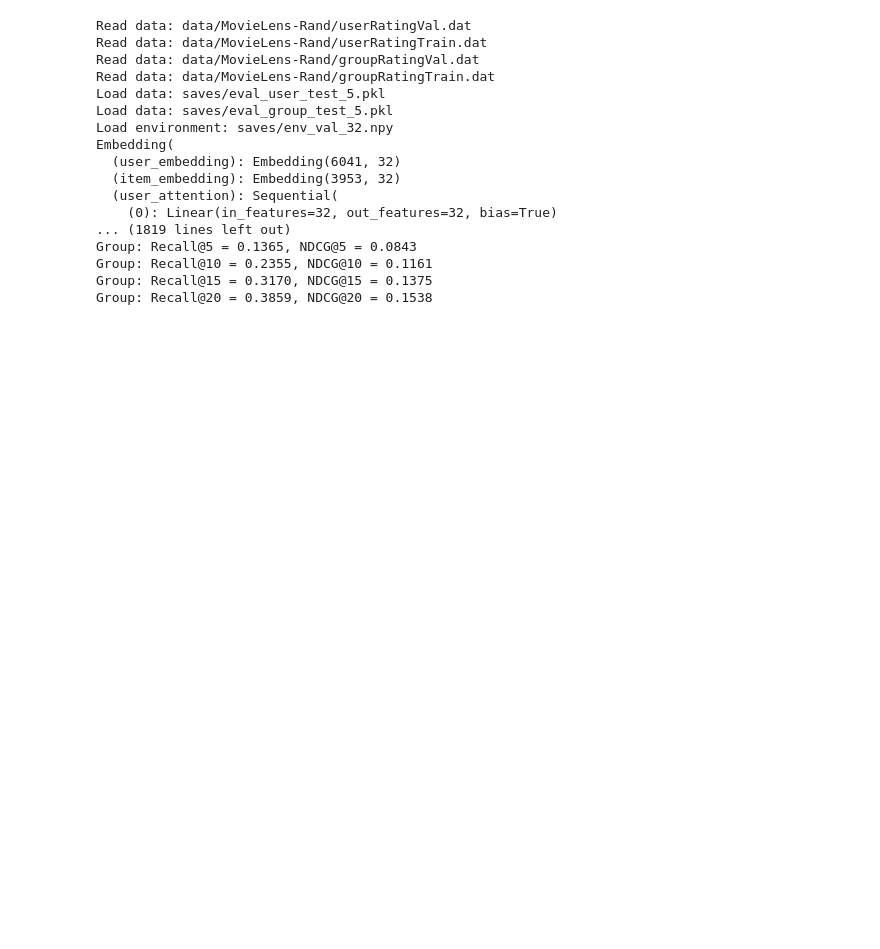
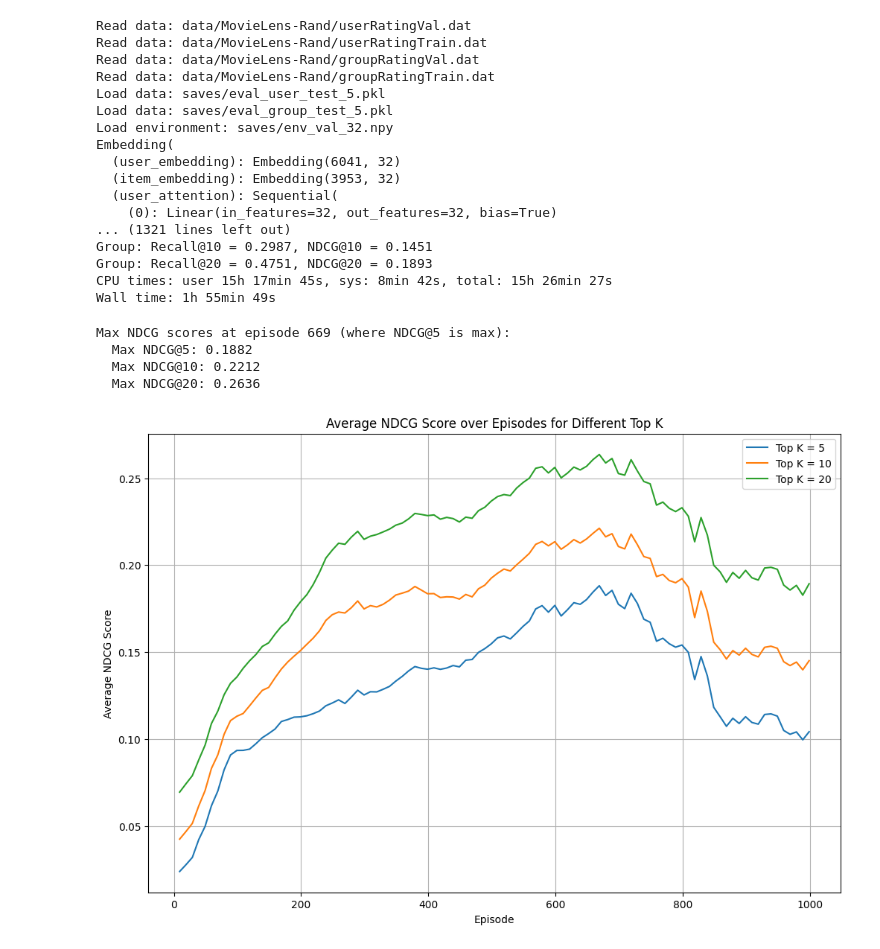
Before and after one commit to nghiax32/DRGR, a Jupyter notebook: main.ipynb, the cells around one changed output. Saved outputs shown, nothing was run; the diff lists cells and outputs as text; code cells hidden in the pictures; blank space fills up the shorter version.

Commit message:
train model

```diff
--- a/main.ipynb
+++ b/main.ipynb
@@ -22,6 +23,7 @@ def train(config: Config, env: Env, agent: DDPGAgent, evaluator: Evaluator,
     :return:
     """
     rewards = []
+    ndcg_scores = {top_K: [] for top_K in config.top_K_list}
     # config num_episodes = 10 # for testing
     for episode in range(config.num_episodes):
         state = env.reset()
@@ -41,11 +43,15 @@ def train(config: Config, env: Env, agent: DDPGAgent, evaluator: Evaluator,
         rewards.append(episode_reward / config.num_steps)
         print('Episode = %d, average reward = %.4f' % (episode, episode_reward / config.num_steps))
         if (episode + 1) % config.eval_per_iter == 0:
+            # for top_K in config.top_K_list:
+            #     _, avg_ndcg_score = evaluator.evaluate(agent=agent, df_eval=df_eval_user, mode='user', top_K=top_K)
             for top_K in config.top_K_list:
-                evaluator.evaluate(agent=agent, df_eval=df_eval_user, mode='user', top_K=top_K)
-            for top_K in config.top_K_list:
-                evaluator.evaluate(agent=agent, df_eval=df_eval_group, mode='group', top_K=top_K)
+                _, avg_ndcg_score = evaluator.evaluate(agent=agent, df_eval=df_eval_group, mode='group', top_K=top_K)
+                ndcg_scores[top_K].append((episode, avg_ndcg_score))
+
+    return ndcg_scores
 # %%
+%%time
 config = Config()
 dataloader = DataLoader(config)
 rating_matrix_train = dataloader.load_rating_matrix(dataset_name='val')
@@ -55,7 +61,7 @@ env = Env(config=config, rating_matrix=rating_matrix_train, dataset_name='val')
 noise = OUNoise(config=config)
 agent = DDPGAgent(config=config, noise=noise, group2members_dict=dataloader.group2members_dict, verbose=True)
 evaluator = Evaluator(config=config)
-train(config=config, env=env, agent=agent, evaluator=evaluator,
+ndcg_scores = train(config=config, env=env, agent=agent, evaluator=evaluator,
         df_eval_user=df_eval_user_test, df_eval_group=df_eval_group_test)
 # %% [output]
 Read data: data/MovieLens-Rand/userRatingVal.dat
@@ -70,8 +76,35 @@ Embedding(
   (item_embedding): Embedding(3953, 32)
   (user_attention): Sequential(
     (0): Linear(in_features=32, out_features=32, bias=True)
-... (1819 lines left out)
-Group: Recall@5 = 0.1365, NDCG@5 = 0.0843
-Group: Recall@10 = 0.2355, NDCG@10 = 0.1161
-Group: Recall@15 = 0.3170, NDCG@15 = 0.1375
-Group: Recall@20 = 0.3859, NDCG@20 = 0.1538
+... (1321 lines left out)
+Group: Recall@10 = 0.2987, NDCG@10 = 0.1451
+Group: Recall@20 = 0.4751, NDCG@20 = 0.1893
+CPU times: user 15h 17min 45s, sys: 8min 42s, total: 15h 26min 27s
+Wall time: 1h 55min 49s
+# %%
+top_k_5_scores = ndcg_scores[5]
+max_ndcg_5_episode = max(top_k_5_scores, key=lambda x: x[1])[0]
+max_values = {top_K: max([score for ep, score in scores if ep == max_ndcg_5_episode])
+              for top_K, scores in ndcg_scores.items()}
+print(f"Max NDCG scores at episode {max_ndcg_5_episode} (where NDCG@5 is max):")
+for top_K, value in max_values.items():
+    print(f"  Max NDCG@{top_K}: {value:.4f}")
+# %% [output]
+Max NDCG scores at episode 669 (where NDCG@5 is max):
+  Max NDCG@5: 0.1882
+  Max NDCG@10: 0.2212
+  Max NDCG@20: 0.2636
+# %%
+plt.figure(figsize=(12, 8))
+for top_K, scores in ndcg_scores.items():
+    episodes, avg_scores = zip(*scores)
+    plt.plot(episodes, avg_scores, label=f'Top K = {top_K}')
+
+plt.xlabel('Episode')
+plt.ylabel('Average NDCG Score')
+plt.title('Average NDCG Score over Episodes for Different Top K')
+plt.legend()
+plt.grid(True)
+plt.show()
+# %% [output]
+[figure, added]
```
Also changed, not shown: parts of 1 cell of this notebook, 2 other files.
